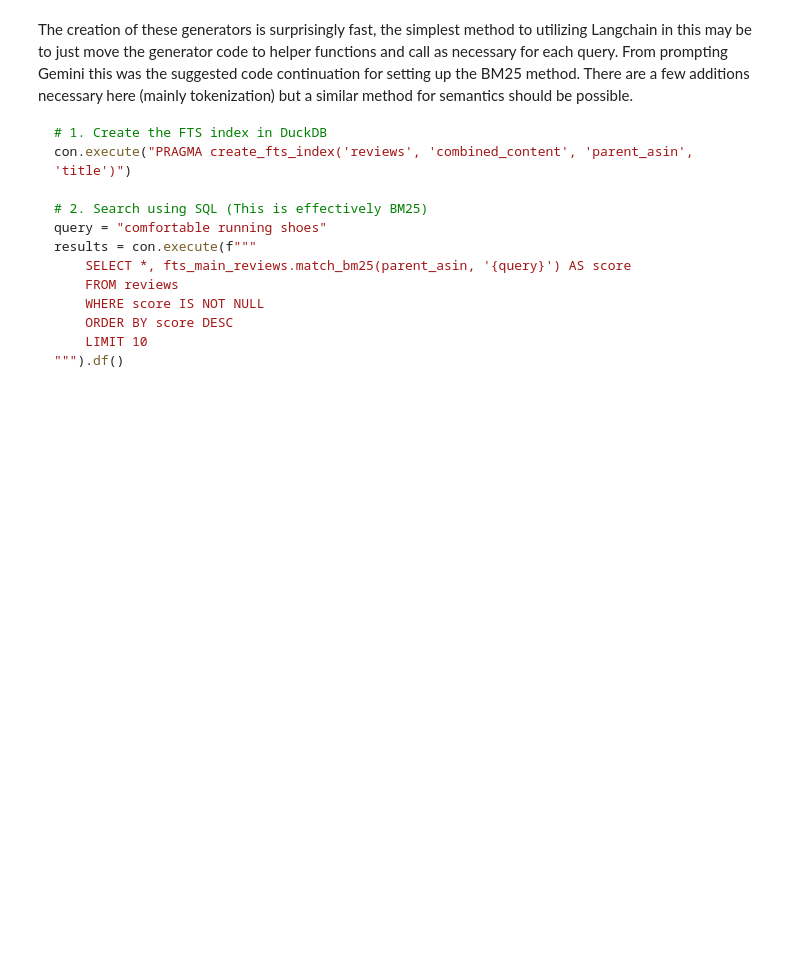
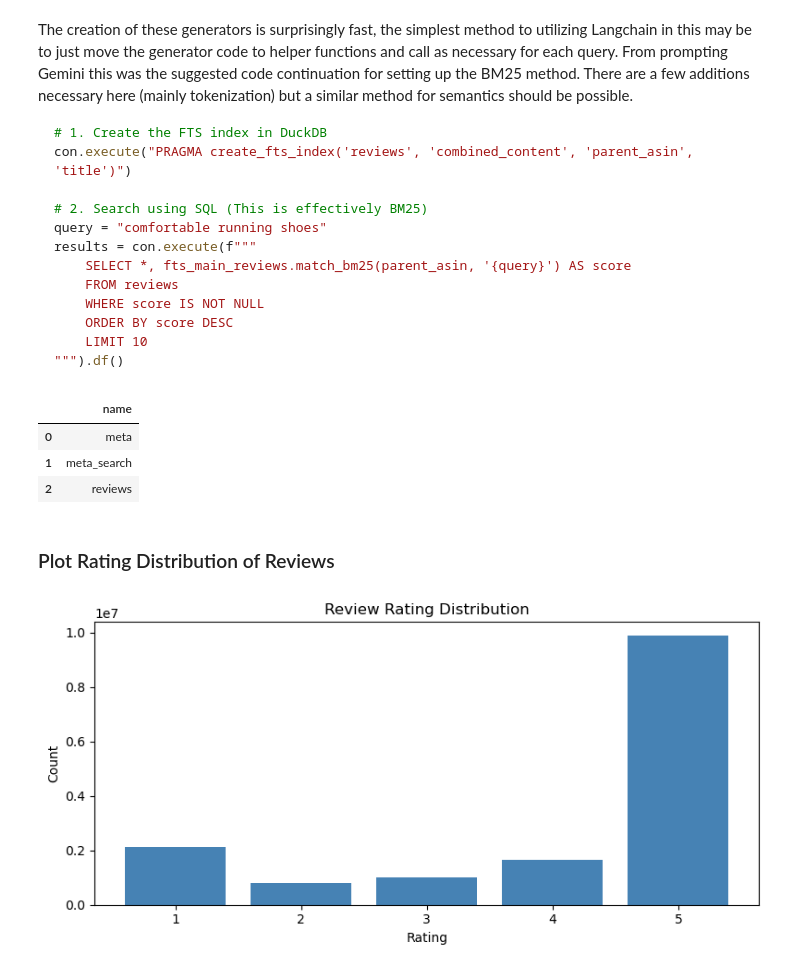
Before and after one commit to UBC-MDS/DSCI_575_project_alx649_joelyp, a Jupyter notebook: notebooks/milestone1_exploration.ipynb, the cells around one changed output. Cells and saved outputs as stored; diff of their text form; code cells hidden in the pictures; blank space fills up the shorter version.

Commit message:
add plots to exploration notebook; saved in results/plots

````diff
--- a/notebooks/milestone1_exploration.ipynb
+++ b/notebooks/milestone1_exploration.ipynb
@@ -359,3 +336,13 @@ results = con.execute(f"""
     LIMIT 10
 """).df()
 ```
+# %%
+con = duckdb.connect('../data/processed/amazon_reviews.duckdb')
+con.execute("SHOW TABLES").df()
+# %% [output]
+|  | name |
+| 0 | meta |
+| 1 | meta_search |
+| 2 | reviews |
+# %% [markdown]
+### Plot Rating Distribution of Reviews
@@ -361,0 +351,19 @@ results = con.execute(f"""
+# %%
+rating_dist = con.execute("""
+    SELECT rating, COUNT(*) AS count
+    FROM reviews
+    GROUP BY rating
+    ORDER BY rating
+""").fetchdf()
+
+plt.figure(figsize=(8, 4))
+plt.savefig('../results/plots/review_rating_distribution.png', dpi=150, bbox_inches='tight')
+plt.bar(rating_dist['rating'], rating_dist['count'], color='steelblue')
+plt.title('Review Rating Distribution')
+plt.xlabel('Rating')
+plt.ylabel('Count')
+plt.xticks([1, 2, 3, 4, 5])
+plt.tight_layout()
+plt.show()
+# %% [output]
+[figure, added]
````
Also changed, not shown: parts of 19 cells of this notebook, 2 other files.
